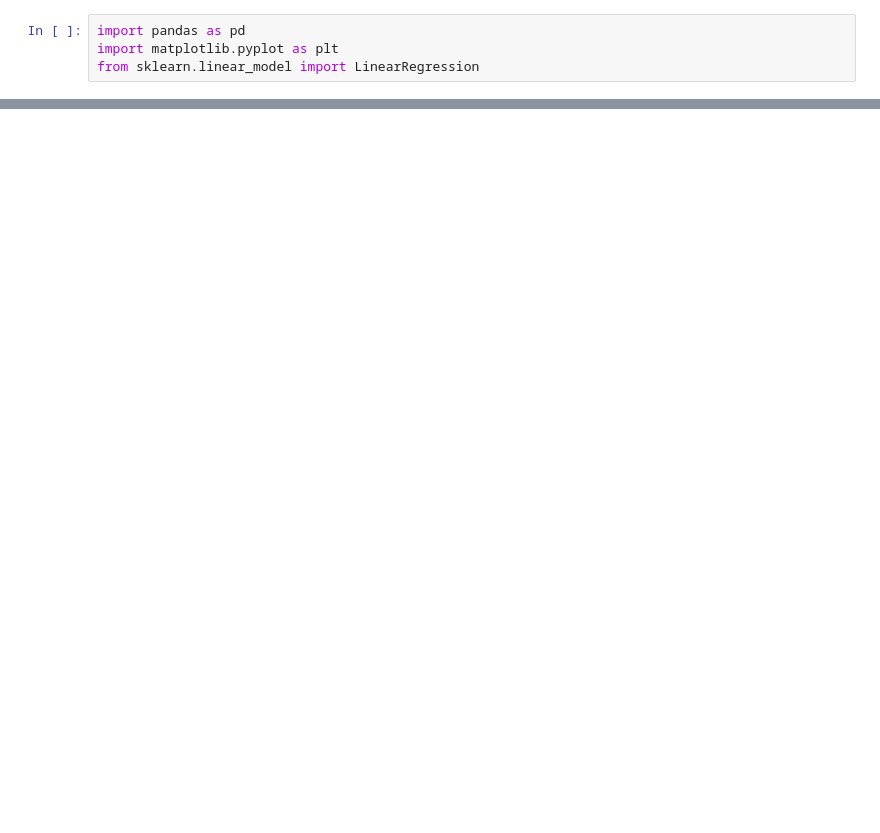
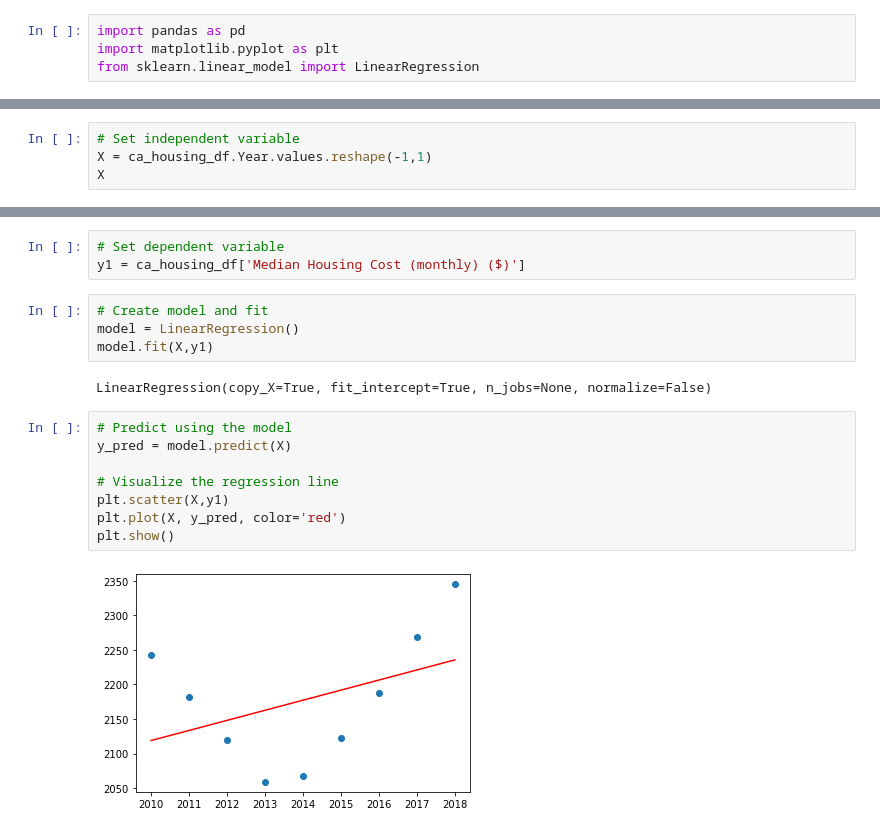
Before and after one commit to JVChermak/Leaving_California, a Jupyter notebook: median_housing_linreg.ipynb, the cells around one changed output, grey strips where cells are left out. Drawn from its saved outputs; the diff is of its cells as text; blank space fills up the shorter version.

Commit message:
Housing linreg

```diff
--- a/median_housing_linreg.ipynb
+++ b/median_housing_linreg.ipynb
@@ -63,0 +49,4 @@ df_census_2015.head()
+# %%
+# Set independent variable
+X = ca_housing_df.Year.values.reshape(-1,1)
+X
@@ -63,0 +63,19 @@ df_census_2015.head()
+# %%
+# Set dependent variable
+y1 = ca_housing_df['Median Housing Cost (monthly) ($)']
+# %%
+# Create model and fit
+model = LinearRegression()
+model.fit(X,y1)
+# %% [output]
+LinearRegression(copy_X=True, fit_intercept=True, n_jobs=None, normalize=False)
+# %%
+# Predict using the model
+y_pred = model.predict(X)
+
+# Visualize the regression line
+plt.scatter(X,y1)
+plt.plot(X, y_pred, color='red')
+plt.show()
+# %% [output]
+[figure, added]
```
Also changed, not shown: parts of 7 cells of this notebook.
